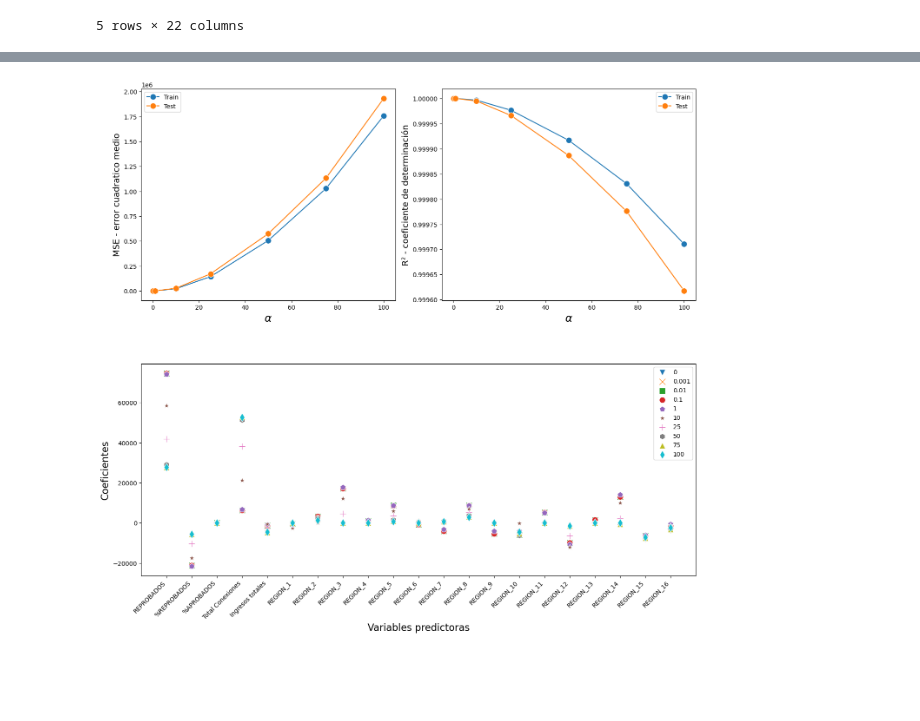
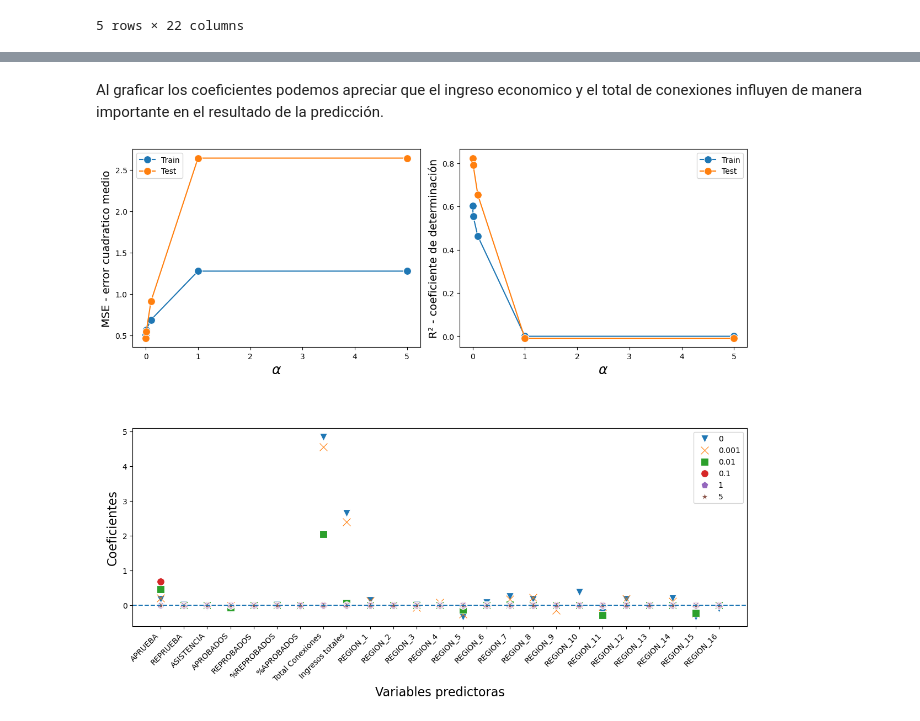
Before and after one commit to MarceVU/Proyecto---Cs-de-Datos, a Jupyter notebook: Proyecto.ipynb, the cells around one changed output, grey strips where cells are left out. Saved outputs shown, nothing was run; the diff lists cells and outputs as text; code cells hidden in the pictures; blank space fills up the shorter version.

```diff
--- a/Proyecto.ipynb
+++ b/Proyecto.ipynb
@@ -417,14 +359,14 @@ redes_df
 # %% [markdown]
 ## Dataframe final
 # %%
-# Unimos los dataframe anteriores por su columna en común, las regiones.
+# Unimos los dataframe anteriores por su columna en común, las regiones,
 
 a = redes_df.join(desempeño_df)
 b= a.join(ingresos_df)
 b = b.rename(columns = {'2020':'Ingresos totales'})
 b['APROBADOS'][17] = b['APROBADOS'].sum()
 b['REPROBADOS'][17] = b['REPROBADOS'].sum()
-b['Región'] = ['I', 'II', 'III', 'IV', 'V', 'VI', 'VII', 'XVI', 'VIII', 'IX', 'X', 'XI', 'XII','RM', 'XIV', 'XV', 'XVI' 'Total']
+b['Región'] = ['I', 'II', 'III', 'IV', 'V', 'VI', 'VII', 'VIII', 'IX', 'X', 'XI', 'XII','RM', 'XIV', 'XV', 'XVI', 'Total']
 
 dataframe = b[['Región', 'Ingresos totales', 'Total Conexiones', 'APROBADOS', 'REPROBADOS', '%APROBADOS','%REPROBADOS']]
 dataframe
@@ -675,9 +596,20 @@ El s
+# %%
+X = dataframe_2_v2.drop(['PROMEDIO'], axis = 1)
+Y = dataframe_2_v2['PROMEDIO']
+
+column_transformer_1 = ColumnTransformer([('scaler', StandardScaler(), [col for col in X.columns \
+if col not in cols_categoricas])],  remainder = 'passthrough')
+
+X_train, X_test, y_train, y_test = train_test_split(X, Y, test_size = 0.3, random_state = 120)
+
+# normalización de los datos
+column_transformer_1.fit(X_train)
+X_train_scaled = column_transformer_1.transform(X_train)
+X_test_scaled = column_transformer_1.transform(X_test)
 # %%
 # Regresión Lineal
+linreg = LinearRegression()
+linreg.fit(X_train_scaled, y_train)
 
-linreg=LinearRegression()
-
-linreg.fit(X_train, y_train)
-
-y_pred_train=linreg.predict(X_train)
-y_pred_test = linreg.predict(X_test)
+y_pred_train = linreg.predict(X_train_scaled)
+y_pred_test = linreg.predict(X_test_scaled)
@@ -784,6 +644,8 @@ ________________________
+# %% [markdown]
+Al graficar los coeficientes podemos apreciar que el ingreso economico y el total de conexiones influyen de manera importante en el resultado de la predicción.
 # %%
 # párametro "alpha" de Lasso
-alphas = [0, 0.001, 0.01, 0.1, 1, 10, 25, 50, 75, 100]
+alphas = [0, 0.001, 0.01, 0.1, 1, 5]
 
 markers = ['v', 'x', 's', 'o', 'p', '*', '+', 'h', '^', 'd']
 
@@ -792,7 +654,7 @@ MSE_trainL, R2_trainL = [], []
 MSE_testL, R2_testL = [], []
 i = 0
 
-fig = plt.figure(figsize = (14, 18))
+fig = plt.figure(figsize = (12, 14))
 ax1 = plt.subplot2grid(shape = (3, 2), loc = (0, 0), colspan = 1)
 ax2 = plt.subplot2grid(shape = (3, 2), loc = (0, 1), colspan = 1)
 ax3 = plt.subplot2grid(shape = (3, 2), loc = (1, 0), colspan = 2)
@@ -801,13 +663,13 @@ ax3 = plt.subplot2grid(shape = (3, 2), loc = (1, 0), colspan = 2)
 for alpha in alphas:
 
     lasso = Lasso(alpha = alpha)
-    lasso.fit(X_train, y_train)
+    lasso.fit(X_train_scaled, y_train)
 
-    Y_predict_trainL = lasso.predict(X_train) # predicciones para datos de entrenamiento
+    Y_predict_trainL = lasso.predict(X_train_scaled) # predicciones para datos de entrenamiento
     mse_trainL = mean_squared_error(y_train, Y_predict_trainL) # MSE
     r2_trainL = r2_score(y_train, Y_predict_trainL) # R2
 
-    Y_predict_testL = lasso.predict(X_test) # predicciones para datos de prueba
+    Y_predict_testL = lasso.predict(X_test_scaled) # predicciones para datos de prueba
     mse_testL = mean_squared_error(y_test, Y_predict_testL) # MSE
     r2_testL = r2_score(y_test, Y_predict_testL) # R2
 
@@ -815,33 +677,34 @@ for alpha in alphas:
     MSE_testL.append(mse_testL)
     R2_trainL.append(r2_trainL)
     R2_testL.append(r2_testL)
 
     # gráfico de coeficientes
-    sns.scatterplot(x = train.columns, y = lasso.coef_, ax = ax3, marker = markers[i], s = 100, label = f'{alpha}')
+    sns.scatterplot(x = X.columns, y = lasso.coef_, ax = ax3, marker = markers[i], s = 100, label = f'{alpha}')
 
     i += 1
 
 # gráfico de metricas de error para los datos de entrenamiento
 sns.lineplot(x = alphas, y = MSE_trainL, ax = ax1, marker = 'o', markersize = 10, label = 'Train')
 sns.lineplot(x = alphas, y = MSE_testL, ax = ax1, marker = 'o', markersize = 10, label = 'Test')
 
 # gráfico de metricas de error para los datos de prueba
 sns.lineplot(x = alphas, y = R2_trainL, ax = ax2, marker = 'o', markersize = 10, label = 'Train')
 sns.lineplot(x = alphas, y = R2_testL, ax = ax2, marker = 'o', markersize = 10, label = 'Test')
 
 
 # rotulación y cambio de formato
 ax1.set_xlabel(r'$\alpha$', fontsize = 18)
 ax1.set_ylabel('MSE - error cuadratico medio', fontsize = 14)
 
 ax2.set_xlabel(r'$\alpha$', fontsize = 18)
 ax2.set_ylabel('R\u00b2 - coeficiente de determinación', fontsize = 14)
 
+ax3.axhline(0, ls = '--')
 ax3.set_xlabel('Variables predictoras', fontsize = 16)
 ax3.set_ylabel('Coeficientes', fontsize = 16)
-ax3.set_xticklabels(train.columns, rotation = 45, ha = 'right')
+ax3.set_xticklabels(X.columns, rotation = 45, ha = 'right')
 
 plt.tight_layout()
 plt.show()
 # %% [output]
-[figure, old version]
+[figure, new version]
```
Also changed, not shown: parts of 53 cells of this notebook, 5 other files.
